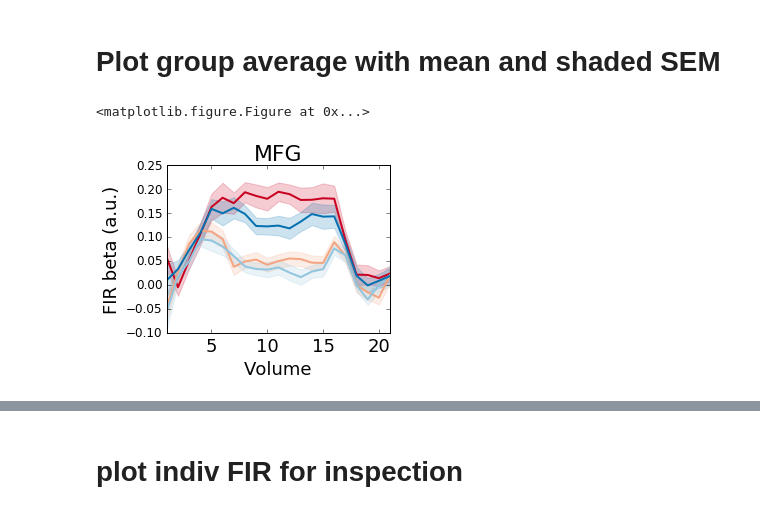
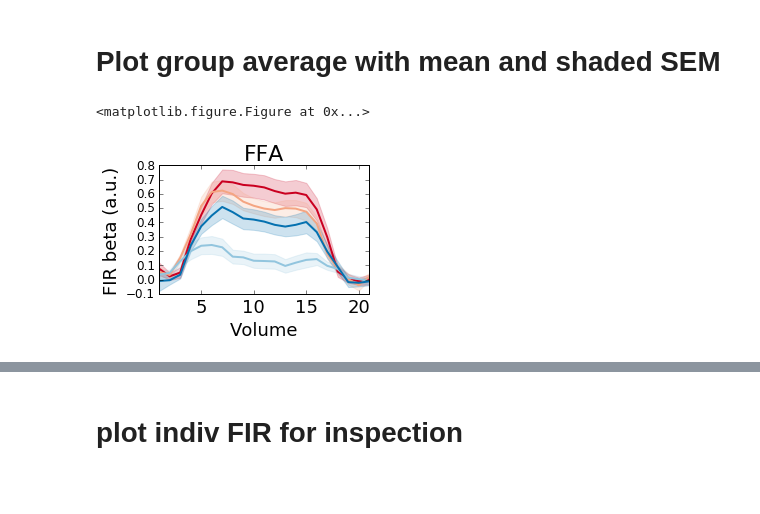
Before and after one commit to kaihwang/TDSigEI, a Jupyter notebook: Models/Plot FIR.ipynb, the cells around one changed output, grey strips where cells are left out. Saved outputs shown, nothing was run; the diff lists cells and outputs as text; code cells hidden in the pictures; blank space fills up the shorter version.

```diff
--- a/Models/Plot FIR.ipynb
+++ b/Models/Plot FIR.ipynb
@@ -51,37 +45,37 @@ subj_FIR_df2.to_csv('/home/despoB/kaihwang/bin/TDSigEI/Data/FIRbeta.csv')
 #conditions
 plt.rc('xtick', labelsize=18)
 plt.rc('ytick', labelsize=12)
-ROIs = ['MFG'] # 'PPA', 'V1', 'MFG', 'FEF'
+ROIs = ['FFA'] # 'PPA', 'V1', 'MFG', 'FEF'
 Conditions =['FH', 'Fp', 'Hp', 'HF']
 Labels = ['Face with scene distractor', 'Passively viewing faces ', 'Passively viewing scenes', 'Scene with face distractor']
 x = np.arange(1,22)
 #get colormap
 cmap = brewer2mpl.get_map('RdBu','diverging', 4)
 plt.figure(1)
 plt.figure(figsize=(4,3))
 #plt.suptitle('FIR Estimates', fontsize=14, fontweight='bold')
 for r, roi in enumerate(ROIs):
 
     ax=plt.subplot(1,1,1)
 
     for i, c in enumerate(Conditions):
         y = np.array(mean_df[(mean_df['ROI'] == roi) & (mean_df['Condition'] == c)]['Beta'])
         error = np.array(sem_df[(mean_df['ROI'] == roi) & (mean_df['Condition'] == c)]['Beta'])
         plt.plot(x, y, color = cmap.hex_colors[i], linewidth=2  )
         ax.set_title(roi, fontsize=22)
         plt.fill_between(x, y-1*error, y+1*error, alpha=0.2, edgecolor=cmap.hex_colors[i],
                      facecolor=cmap.hex_colors[i], label=c)
         #if roi == 'V1':
         #    plt.ylim(-0.2, 2)
         #else:
         #    plt.ylim(-0.2, 0.5)
         plt.xlim(1, 21)
         plt.xlabel('Volume', fontsize=18)
         plt.ylabel('FIR beta (a.u.)', fontsize=18)
 
 #plt.legend(Labels, fontsize=12, loc='outside', bbox_to_anchor=(1, 1))
-#plt.show()
-#plt.savefig('/home/despoB/kaihwang/bin/TDSigEI/FIR_estimates.pdf')
+plt.tight_layout()
+plt.savefig('/home/despoB/kaihwang/bin/ThaMTD/'+roi+".png")
 # %% [output]
 <matplotlib.figure.Figure at 0x...>
-[figure, old version]
+[figure, new version]
```
Also changed, not shown: parts of 2 cells of this notebook, 4 other files.
